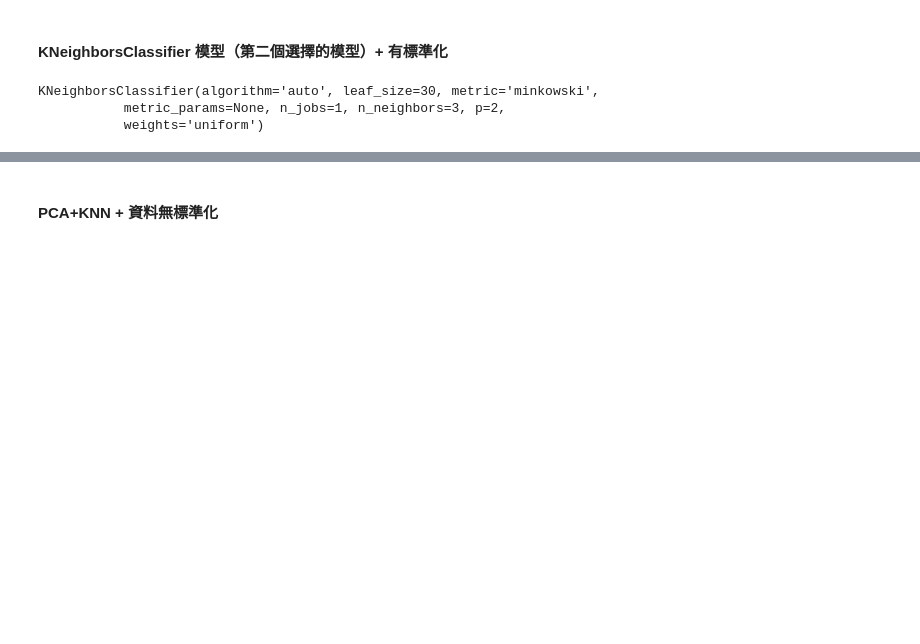
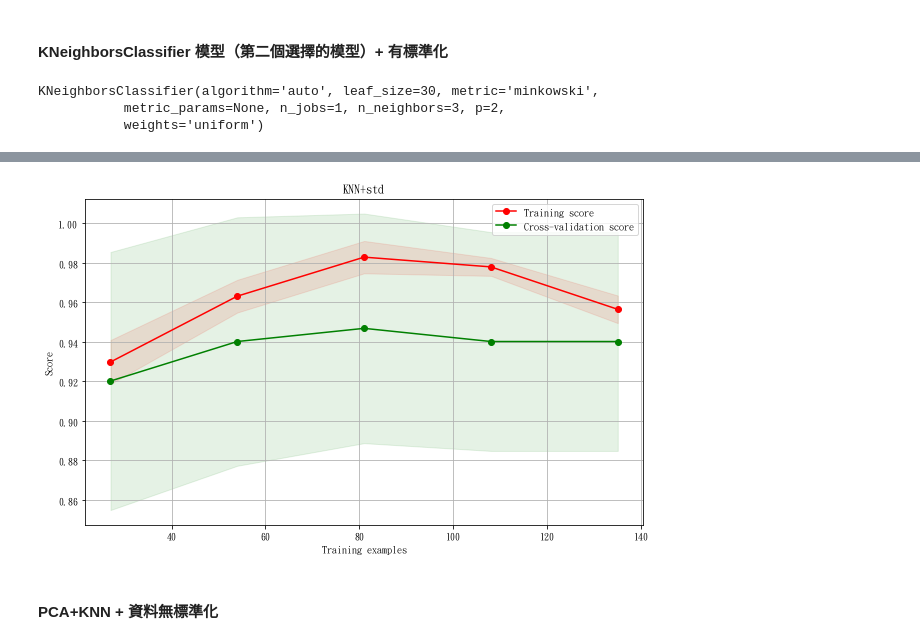
Before and after one commit to ChuangPoPO/python_textbook_practice, a Jupyter notebook: Sklearn_Iris.ipynb, the cells around one changed output, grey strips where cells are left out. Drawn from its saved outputs; the diff is of its cells as text; code cells hidden in the pictures; blank space fills up the shorter version.

```diff
--- a/Sklearn_Iris.ipynb
+++ b/Sklearn_Iris.ipynb
@@ -747,0 +756,10 @@ avg / total       0.94      0.91      0.92        45
+# %%
+estimator = KNeighborsClassifier(n_neighbors=3, weights='uniform')
+# cv = KFold(n_splits=4, random_state=None, shuffle=True)
+sc5 = StandardScaler()
+sc5.fit(X_train)
+
+train_sizes, train_scores, valid_scores = learning_curve(estimator, sc5.transform(X), y, train_sizes=np.linspace(0.2, 1.0, 5), cv = 10)
+# %%
+plot_learning_curve(estimator, "KNN+std",  sc5.transform(X), y, train_sizes=np.linspace(0.2, 1.0, 5), cv = 10)
+# %% [output]
@@ -748,3 +767,4 @@ avg / total       0.94      0.91      0.92        45
+[figure, added]
 # %% [markdown]
 #### PCA+KNN + 資料無標準化
 # %%
```
Also changed, not shown: parts of 13 cells of this notebook.
